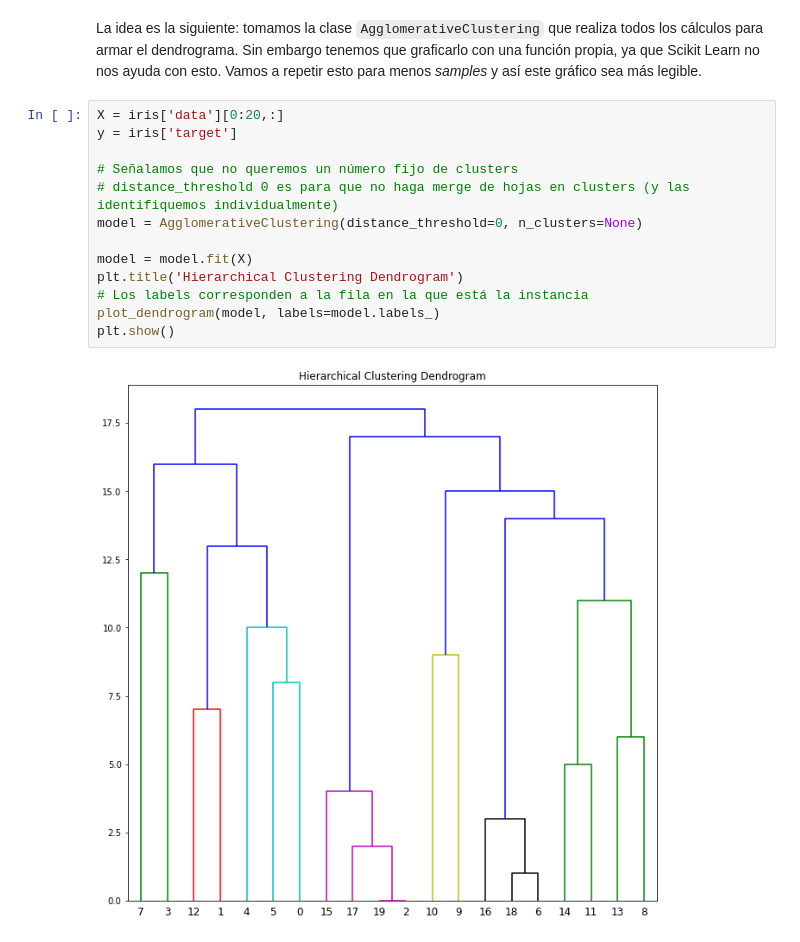
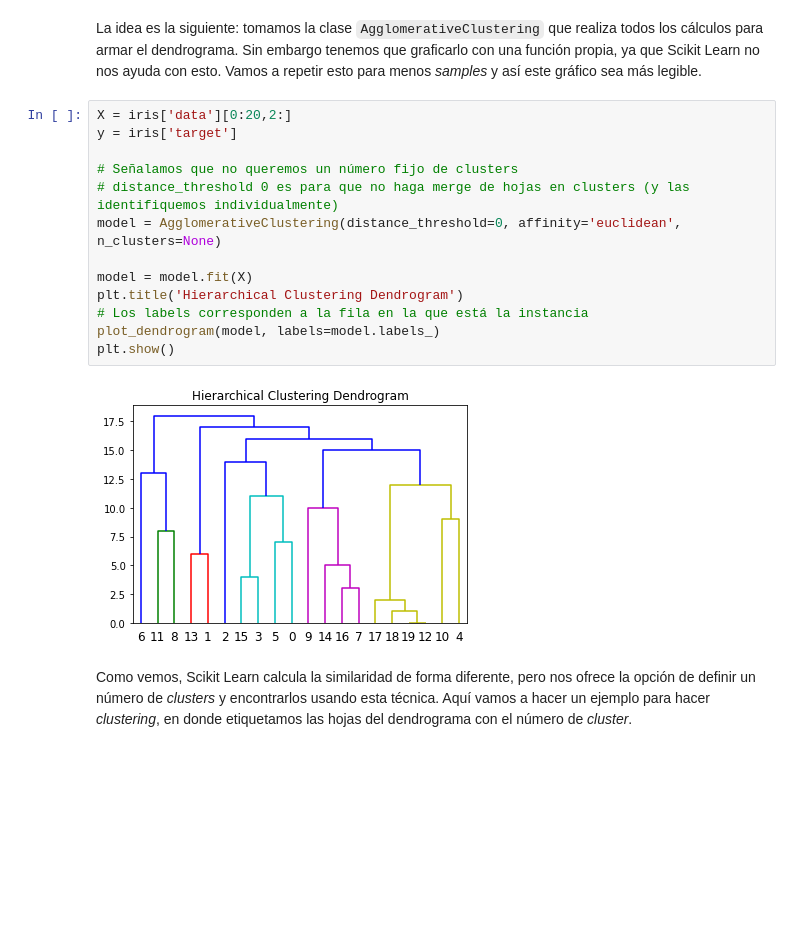
Before and after one commit to alanezz/Syllabus-2020-2, a Jupyter notebook: Jupyter y Apuntes/C12 - Reducción de Dimensionalidad y Clustering/Clustering.ipynb, the cells around one changed output. Cells and saved outputs as stored; diff of their text form; blank space fills up the shorter version.

Commit message:
:paperclip: Dimensionality and Clustering

```diff
--- a/Jupyter y Apuntes/C12 - Reducción de Dimensionalidad y Clustering/Clustering.ipynb
+++ b/Jupyter y Apuntes/C12 - Reducción de Dimensionalidad y Clustering/Clustering.ipynb
@@ -208,20 +265,22 @@ plt.show()
 # %% [markdown]
 La idea es la siguiente: tomamos la clase `AgglomerativeClustering` que realiza todos los cálculos para armar el dendrograma. Sin embargo tenemos que graficarlo con una función propia, ya que Scikit Learn no nos ayuda con esto. Vamos a repetir esto para menos _samples_ y así este gráfico sea más legible.
 # %%
-X = iris['data'][0:20,:]
+X = iris['data'][0:20,2:]
 y = iris['target']
 
 # Señalamos que no queremos un número fijo de clusters
 # distance_threshold 0 es para que no haga merge de hojas en clusters (y las identifiquemos individualmente)
-model = AgglomerativeClustering(distance_threshold=0, n_clusters=None)
+model = AgglomerativeClustering(distance_threshold=0, affinity='euclidean', n_clusters=None)
 
 model = model.fit(X)
 plt.title('Hierarchical Clustering Dendrogram')
 # Los labels corresponden a la fila en la que está la instancia
 plot_dendrogram(model, labels=model.labels_)
 plt.show()
 # %% [output]
-[figure, old version]
+[figure, new version]
+# %% [markdown]
+Como vemos, Scikit Learn calcula la similaridad de forma diferente, pero nos ofrece la opción de definir un número de _clusters_ y encontrarlos usando esta técnica. Aquí vamos a hacer un ejemplo para hacer _clustering_, en donde etiquetamos las hojas del dendrograma con el número de _cluster_.
 # %%
 # Vamos a tomar las flores según el largo y ancho del pétalo
 X = iris['data'][0:20,:]
```
Also changed, not shown: parts of 10 cells of this notebook.
